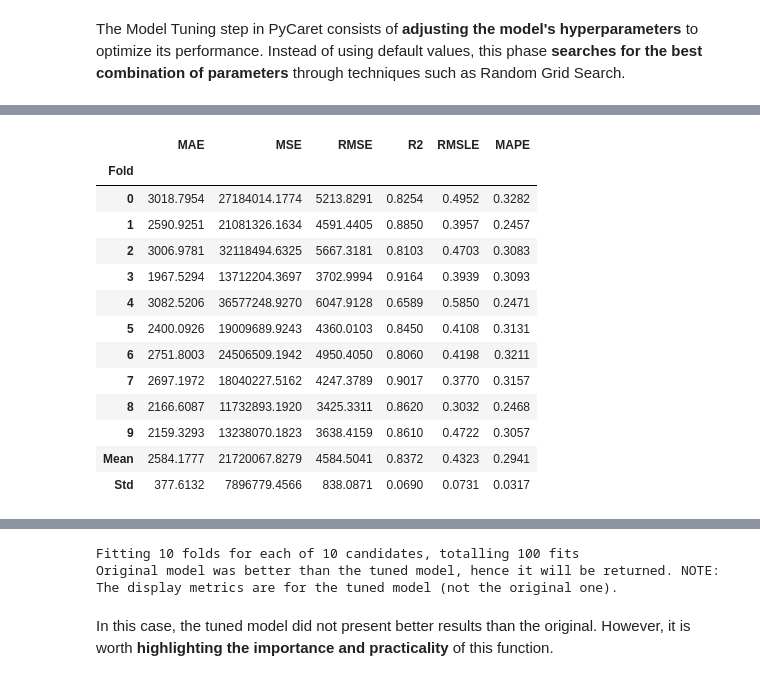
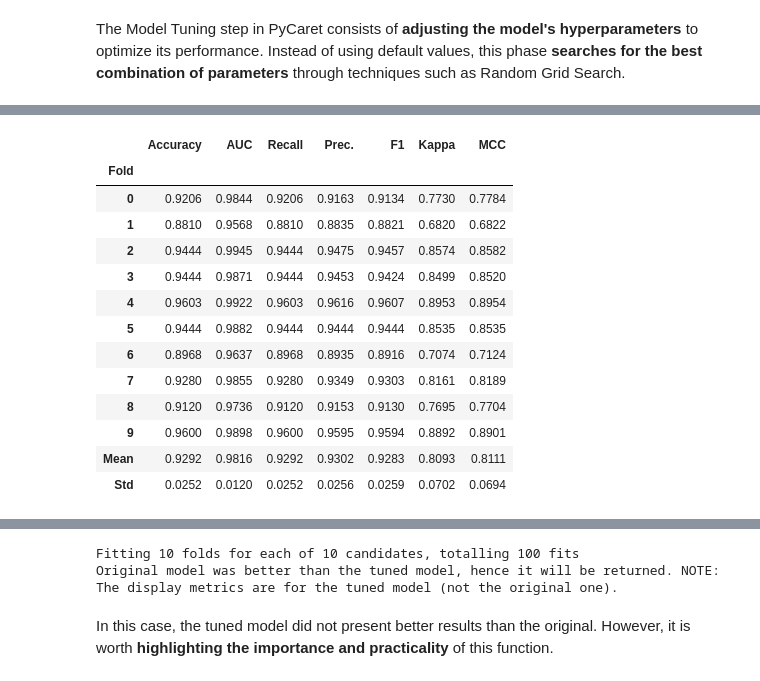
Before and after one commit to gabrielcapela/AutoML_Classification, a Jupyter notebook: fetal_health_classification.ipynb, the cells around one changed output, grey strips where cells are left out. Drawn from its saved outputs; the diff is of its cells as text; code cells hidden in the pictures.

```diff
--- a/fetal_health_classification.ipynb
+++ b/fetal_health_classification.ipynb
@@ -294,4 +272,4 @@ The chosen model is the **Gradient Boosting Regressor**, which is based on decis
 # %%
 # Instantiating the model
-gbr = create_model('gbr')
+xgboost = create_model('xgboost')
 # %% [output]
@@ -316,23 +299,23 @@ gbr = create_model('gbr')
 The Model Tuning step in PyCaret consists of **adjusting the model's hyperparameters** to optimize its performance. Instead of using default values, this phase **searches for the best combination of parameters** through techniques such as Random Grid Search.
 # %%
 # Hyperparameter tuning
-tuned_gbr = tune_model(gbr, optimize='R2')
+tuned_xgboost = tune_model(xgboost, optimize='AUC')
 # %% [output]
 [interactive output not drawn]
-|  | MAE | MSE | RMSE | R2 | RMSLE | MAPE |
-| Fold |  |  |  |  |  |  |
-| 0 | 3018.7954 | 27184014.1774 | 5213.8291 | 0.8254 | 0.4952 | 0.3282 |
-| 1 | 2590.9251 | 21081326.1634 | 4591.4405 | 0.8850 | 0.3957 | 0.2457 |
-| 2 | 3006.9781 | 32118494.6325 | 5667.3181 | 0.8103 | 0.4703 | 0.3083 |
-| 3 | 1967.5294 | 13712204.3697 | 3702.9994 | 0.9164 | 0.3939 | 0.3093 |
-| 4 | 3082.5206 | 36577248.9270 | 6047.9128 | 0.6589 | 0.5850 | 0.2471 |
-| 5 | 2400.0926 | 19009689.9243 | 4360.0103 | 0.8450 | 0.4108 | 0.3131 |
-| 6 | 2751.8003 | 24506509.1942 | 4950.4050 | 0.8060 | 0.4198 | 0.3211 |
-| 7 | 2697.1972 | 18040227.5162 | 4247.3789 | 0.9017 | 0.3770 | 0.3157 |
-| 8 | 2166.6087 | 11732893.1920 | 3425.3311 | 0.8620 | 0.3032 | 0.2468 |
-| 9 | 2159.3293 | 13238070.1823 | 3638.4159 | 0.8610 | 0.4722 | 0.3057 |
-| Mean | 2584.1777 | 21720067.8279 | 4584.5041 | 0.8372 | 0.4323 | 0.2941 |
-| Std | 377.6132 | 7896779.4566 | 838.0871 | 0.0690 | 0.0731 | 0.0317 |
+|  | Accuracy | AUC | Recall | Prec. | F1 | Kappa | MCC |
+| Fold |  |  |  |  |  |  |  |
+| 0 | 0.9206 | 0.9844 | 0.9206 | 0.9163 | 0.9134 | 0.7730 | 0.7784 |
+| 1 | 0.8810 | 0.9568 | 0.8810 | 0.8835 | 0.8821 | 0.6820 | 0.6822 |
+| 2 | 0.9444 | 0.9945 | 0.9444 | 0.9475 | 0.9457 | 0.8574 | 0.8582 |
+| 3 | 0.9444 | 0.9871 | 0.9444 | 0.9453 | 0.9424 | 0.8499 | 0.8520 |
+| 4 | 0.9603 | 0.9922 | 0.9603 | 0.9616 | 0.9607 | 0.8953 | 0.8954 |
+| 5 | 0.9444 | 0.9882 | 0.9444 | 0.9444 | 0.9444 | 0.8535 | 0.8535 |
+| 6 | 0.8968 | 0.9637 | 0.8968 | 0.8935 | 0.8916 | 0.7074 | 0.7124 |
+| 7 | 0.9280 | 0.9855 | 0.9280 | 0.9349 | 0.9303 | 0.8161 | 0.8189 |
+| 8 | 0.9120 | 0.9736 | 0.9120 | 0.9153 | 0.9130 | 0.7695 | 0.7704 |
+| 9 | 0.9600 | 0.9898 | 0.9600 | 0.9595 | 0.9594 | 0.8892 | 0.8901 |
+| Mean | 0.9292 | 0.9816 | 0.9292 | 0.9302 | 0.9283 | 0.8093 | 0.8111 |
+| Std | 0.0252 | 0.0120 | 0.0252 | 0.0256 | 0.0259 | 0.0702 | 0.0694 |
 [interactive output not drawn]
 Fitting 10 folds for each of 10 candidates, totalling 100 fits
 Original model was better than the tuned model, hence it will be returned. NOTE: The display metrics are for the tuned model (not the original one).
```
Also changed, not shown: parts of 31 cells of this notebook, 3 other files.
